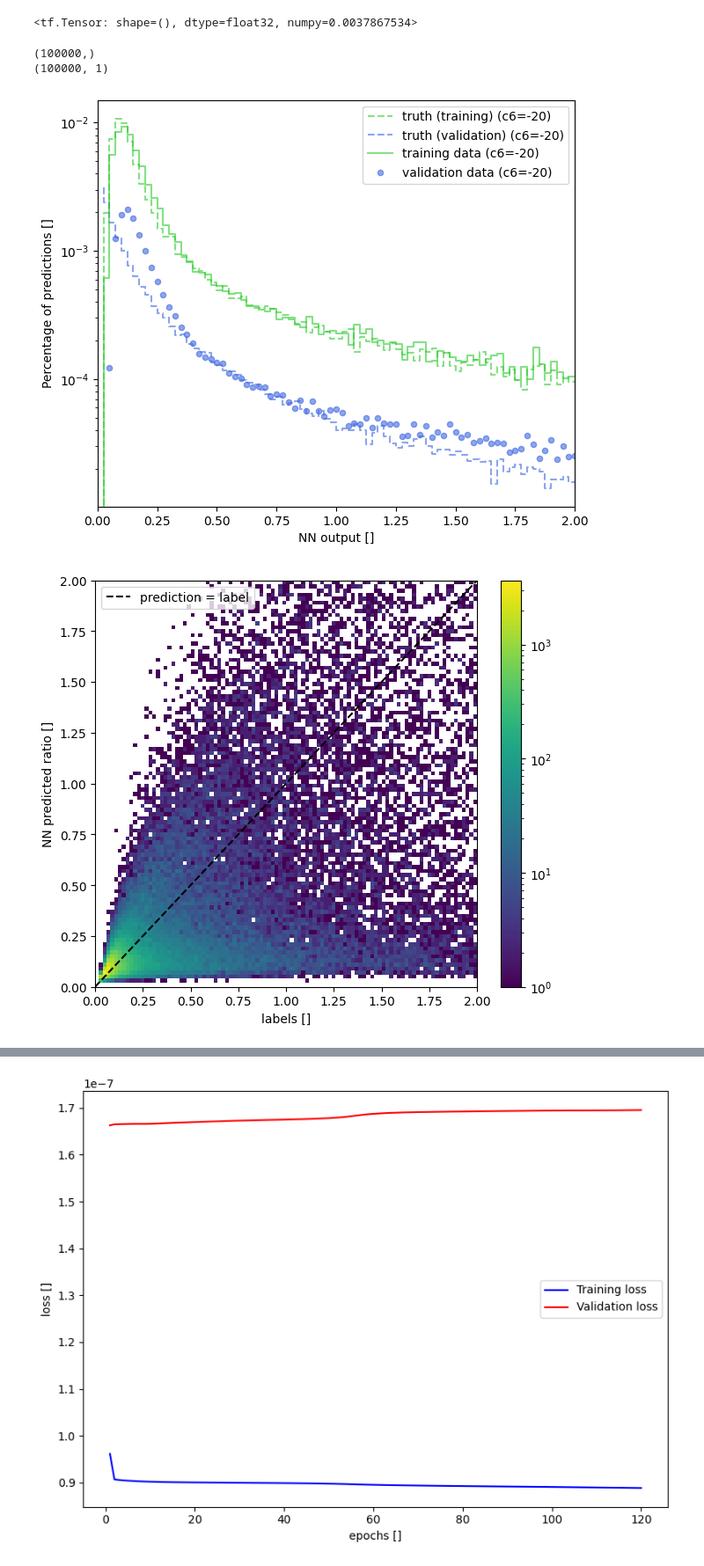
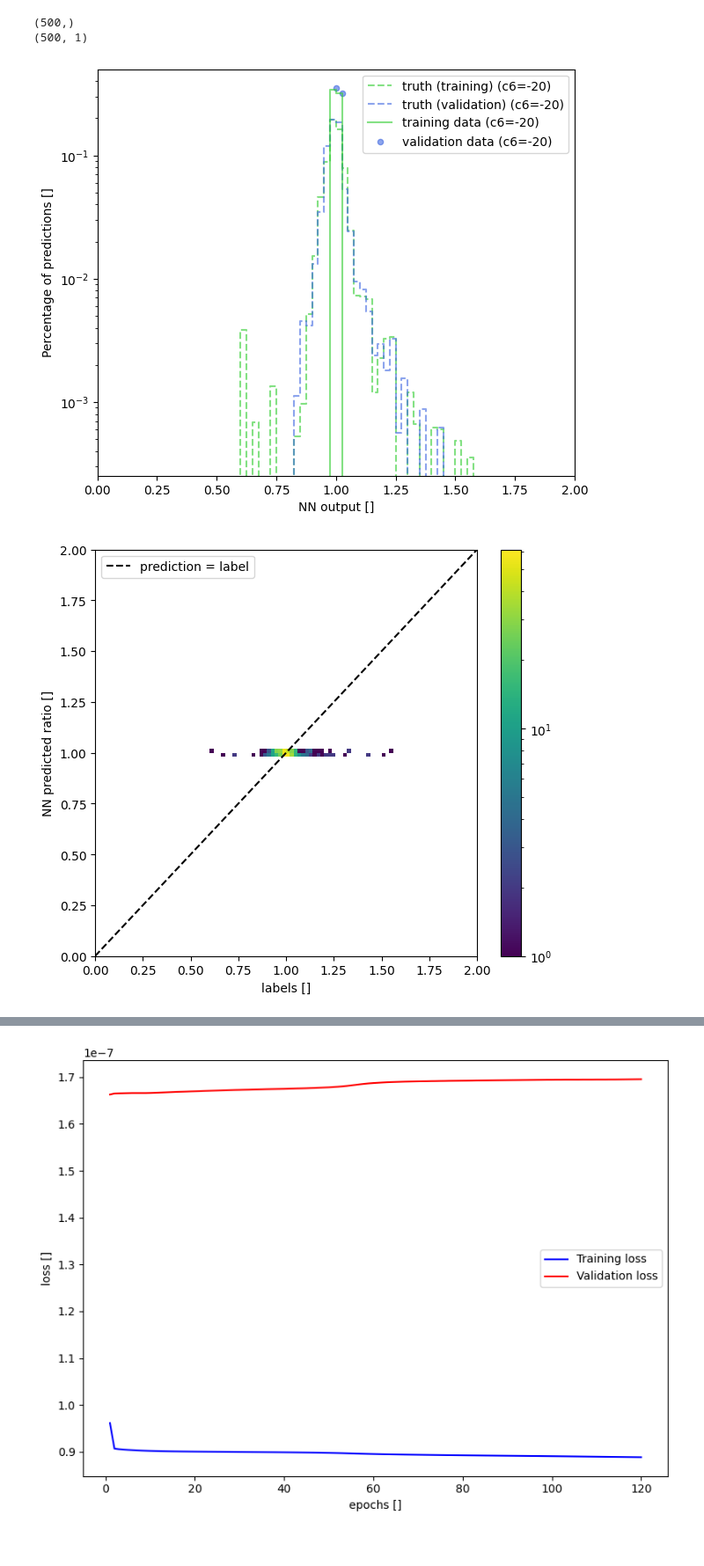
Before and after one commit to hep-cce/nsbi4hep, a Jupyter notebook: plot-alice-outputs.ipynb, the cells around one changed output, grey strips where cells are left out. Shown at 88% size. Cells and saved outputs as stored; diff of their text form; code cells hidden in the pictures.

Commit message:
Finished ALICE analysis refactor

```diff
--- a/plot-alice-outputs.ipynb
+++ b/plot-alice-outputs.ipynb
@@ -85,3 +48,18 @@ val_set = dataset.build_dataset(x_arr=kin_vars_val,
+# %%
+kin_variables = ['cth_star', 'cth_1', 'cth_2', 'phi_1', 'phi', 'Z1_mass', 'Z2_mass', '4l_mass', '4l_rapidity']
+
+kinematics_training = events_training.kinematics[kin_variables].to_numpy()
+kinematics_validation = events_validation.kinematics[kin_variables].to_numpy()
+
+train_data = dataset.build_dataset(x_arr = kinematics_training,
+                           signal_probabilities = sig_prob_training,
+                           background_probabilities = events_training.probabilities,
+                           weights = events_training.weights)
+
+val_data = dataset.build_dataset(x_arr = kinematics_validation,
+                         signal_probabilities = sig_prob_validation,
+                         background_probabilities = events_validation.probabilities,
+                         weights = events_validation.weights)
 # %%
 with open(os.path.join(OUTPUT_DIR, SCALER_CONF), 'r') as conf_file:
     scaler_conf = json.load(conf_file)
@@ -90,6 +68,6 @@ scaler = MinMaxScaler()
 scaler.min_ = scaler_conf['scaler.min_']
 scaler.scale_ = scaler_conf['scaler.scale_']
 
-train_set = tf.concat([scaler.transform(train_set[:,:10]), train_set[:,10:]], axis=1)
-val_set = tf.concat([scaler.transform(val_set[:,:10]), val_set[:,10:]], axis=1)
+train_set = tf.concat([scaler.transform(train_data[:,:-2]), train_data[:,-2:]], axis=1)
+val_set = tf.concat([scaler.transform(val_data[:,:-2]), val_data[:,-2:]], axis=1)
 # %%
@@ -102,6 +80,6 @@ tf.Tensor(
 # %%
-rolr_model = model.load(os.path.join(OUTPUT_DIR, 'final.model.tf'))
+alice_model = model.load(os.path.join(OUTPUT_DIR, 'checkpoint.model.tf'))
 # %%
-predictions_train = rolr_model.predict(train_set[:,:10])
-predictions_val = rolr_model.predict(val_set[:,:10])
+predictions_train = alice_model.predict(train_set[:,:-2])
+predictions_val = alice_model.predict(val_set[:,:-2])
 # %% [output]
@@ -149,49 +121,41 @@ def plot_histograms(c6_values, histograms, colors, xlim=(0.2,0.8)):
     plt.yscale('log')
 
     plt.show()
-# %%
-tf.reduce_sum(data_val_per_c6[-10][:,-2]*data_val_per_c6[-10][:,-1])
-# 0.32782686 train
-# 0.074332945 val
-# 0.0568013 val truth
-# 0.32050288 truth
-# %% [output]
-<tf.Tensor: shape=(), dtype=float32, numpy=0.0037867534>
 # %%
 BINS = 80
 
 c6_vals = [-20]
 colors = ['limegreen', 'royalblue', 'limegreen', 'royalblue']
 
-print(data_train_per_c6[-10][:,-2].shape)
-print(pred_train_per_c6[-10].shape)
+print(train_data[:,-2].shape)
+print(predictions_train.shape)
 
-histograms = generate_histograms(c6_vals, data_train_per_c6, pred_train_per_c6, data_val_per_c6, pred_val_per_c6, BINS)
+histograms = generate_histograms(train_data, predictions_train, val_data, predictions_val, BINS)
 
 plot_histograms(c6_vals, histograms, colors, xlim=(0,2.0))
 # %% [output]
-(100000,)
-(100000, 1)
+(500,)
+(500, 1)
-[figure, old version]
+[figure, new version]
 # %%
 bounds = [0.0,2.0]
 
 c6_val=-10
 
 fig, ax = plt.subplots(figsize=(7,6))
 
-im = ax.hist2d(data_train_per_c6[c6_val][:,-2]/(1-data_train_per_c6[c6_val][:,-2]), pred_train_per_c6[c6_val].T[0]/(1-pred_train_per_c6[c6_val].T[0]), bins=100, range=[bounds,bounds], norm=LogNorm(), cmin=0.0)
+im = ax.hist2d(train_data[:,-2]/(1-train_data[:,-2]), predictions_train.T[0]/(1-predictions_train.T[0]), bins=100, range=[bounds,bounds], norm=LogNorm(), cmin=0.0)
 ax.plot(np.linspace(*bounds), np.linspace(*bounds), '--', color='k', label='prediction = label')
 
 fig.colorbar(im[3], ax=ax)
 
 plt.xlabel(f'labels []')
 plt.ylabel(f'NN predicted ratio []')
 plt.legend()
 
 plt.show()
 # %% [output]
-[figure, old version]
+[figure, new version]
 # %%
 hist_prm = ''
 
```
Also changed, not shown: parts of 12 cells of this notebook.
